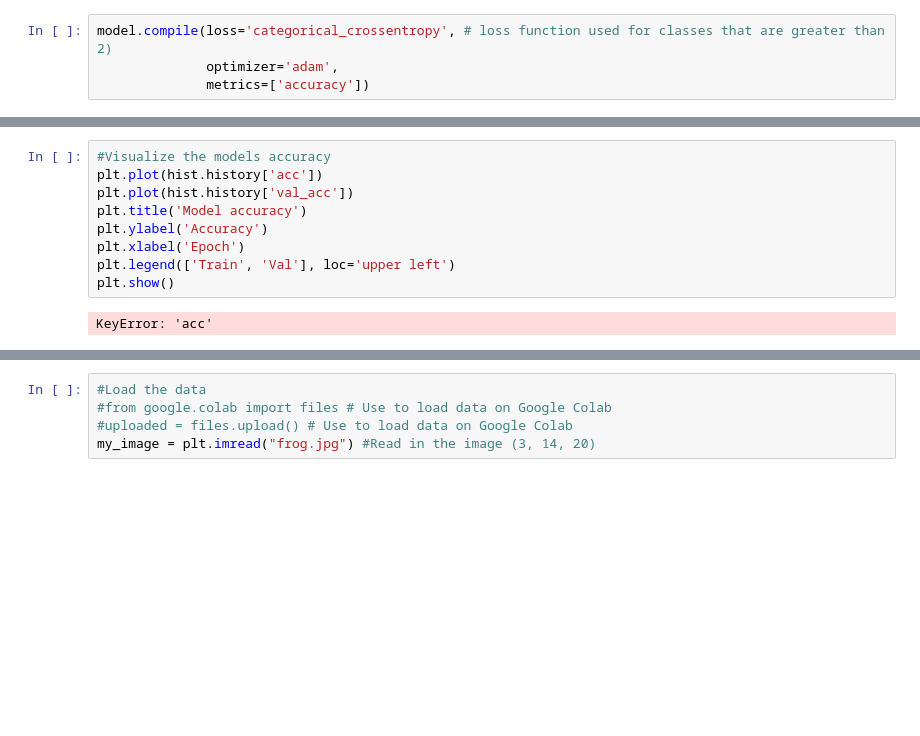
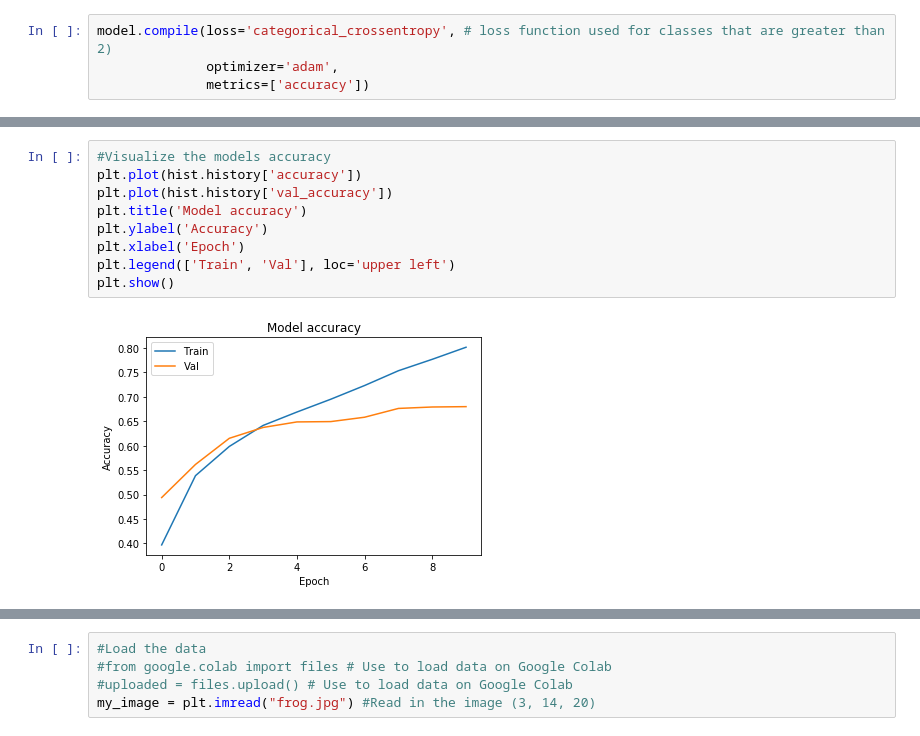
Before and after one commit to saisharank/hello, a Jupyter notebook: test.ipynb, the cells around one changed output, grey strips where cells are left out. Drawn from its saved outputs; the diff is of its cells as text; blank space fills up the shorter version.

```diff
--- a/test.ipynb
+++ b/test.ipynb
@@ -186,14 +182,14 @@ model.evaluate(x_test, y_test_one_hot)[1]
 # %%
 #Visualize the models accuracy
-plt.plot(hist.history['acc'])
-plt.plot(hist.history['val_acc'])
+plt.plot(hist.history['accuracy'])
+plt.plot(hist.history['val_accuracy'])
 plt.title('Model accuracy')
 plt.ylabel('Accuracy')
 plt.xlabel('Epoch')
 plt.legend(['Train', 'Val'], loc='upper left')
 plt.show()
 # %% [output]
-KeyError: 'acc'
+[figure, added]
 # %%
 #Visualize the models loss
 plt.plot(hist.history['loss'])
```
Also changed, not shown: parts of 7 cells of this notebook.
